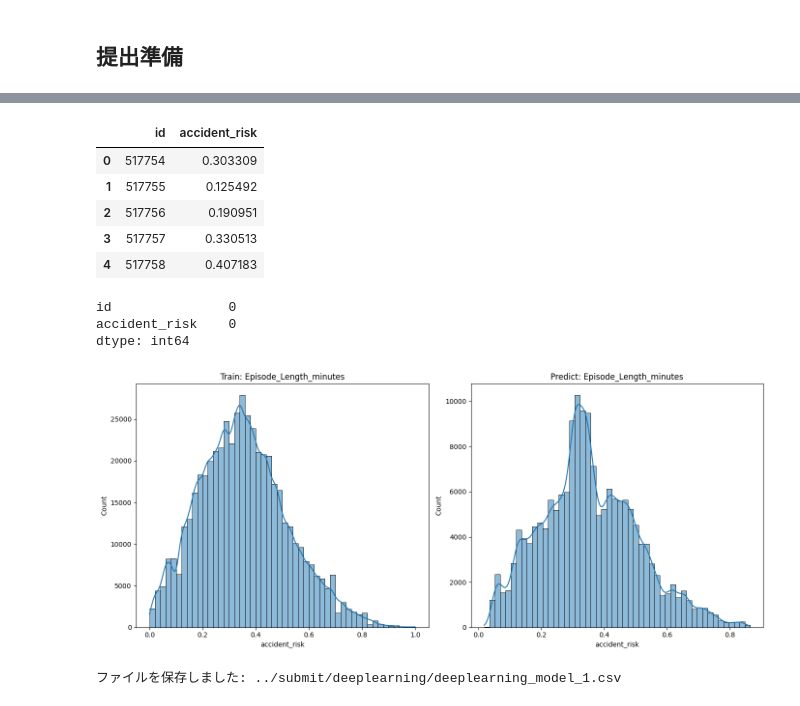
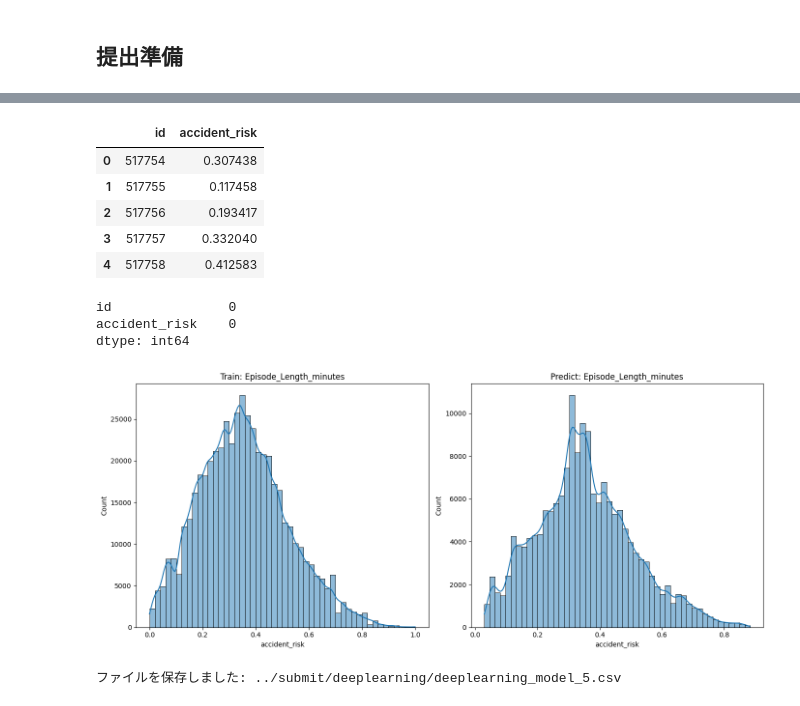
Before and after one commit to yasuo-kouki/kaggle-playground-series-s5e4, a Jupyter notebook: project/deeplearnig.ipynb, the cells around one changed output, grey strips where cells are left out. Drawn from its saved outputs; the diff is of its cells as text; code cells hidden in the pictures.

```diff
--- a/project/deeplearnig.ipynb
+++ b/project/deeplearnig.ipynb
@@ -41,0 +60,20 @@ predict = label_encode(predict, encode_columns)
+# %%
+# One-Hot Encoding
+def one_hot_encode(df, columns):
+    df = pd.get_dummies(df, columns=columns, drop_first=False)
+    return df
+
+encode_columns = ['road_type', 'lighting', 'weather', 'time_of_day']
+
+# trainとpredictで同じダミー列に揃えるための処理
+train = one_hot_encode(train, encode_columns)
+predict = one_hot_encode(predict, encode_columns)
+
+# 列がずれないように、trainにあってpredictにない列を補う
+missing_cols = set(train.columns) - set(predict.columns)
+for col in missing_cols:
+    predict[col] = 0
+
+# 列の順番をtrainと合わせる
+predict = predict[train.columns]
+predict = predict.drop(columns=['accident_risk'])
@@ -627,7 +660,7 @@ R²   (Coefficient of Determination): 0.880176
 ## 提出準備
 # %%
 # テストデータ予測
-predict_y = deep_model.predict(predict_scaled)
+predict_y = model.predict(predict_X)
 predict_df = pd.DataFrame(predict_y, columns=['accident_risk'])
 submission = pd.concat([predict['id'], predict_df], axis=1)
 
@@ -638,9 +671,9 @@ print(submission.isnull().sum())
 |  | id | accident_risk |
-| 0 | 517754 | 0.303309 |
-| 1 | 517755 | 0.125492 |
-| 2 | 517756 | 0.190951 |
-| 3 | 517757 | 0.330513 |
-| 4 | 517758 | 0.407183 |
+| 0 | 517754 | 0.307438 |
+| 1 | 517755 | 0.117458 |
+| 2 | 517756 | 0.193417 |
+| 3 | 517757 | 0.332040 |
+| 4 | 517758 | 0.412583 |
 id               0
 accident_risk    0
 dtype: int64
@@ -662,9 +695,9 @@ axs[1].set_title('Predict: Episode_Length_minutes')
 plt.tight_layout()
 plt.show()
 # %% [output]
-[figure, old version]
+[figure, new version]
 # %%
-file_path = '../submit/deeplearning/deeplearning_model_1.csv'
+file_path = '../submit/deeplearning/deeplearning_model_5.csv'
 
 if os.path.exists(file_path):
      print(f"ファイルが既にあります{file_path}.")
@@ -672,4 +705,4 @@ else:
     submission.to_csv(file_path, index=False)
     print(f"ファイルを保存しました: {file_path}")
 # %% [output]
-ファイルを保存しました: ../submit/deeplearning/deeplearning_model_1.csv
+ファイルを保存しました: ../submit/deeplearning/deeplearning_model_5.csv
```
Also changed, not shown: parts of 14 cells of this notebook, 10 other files.
